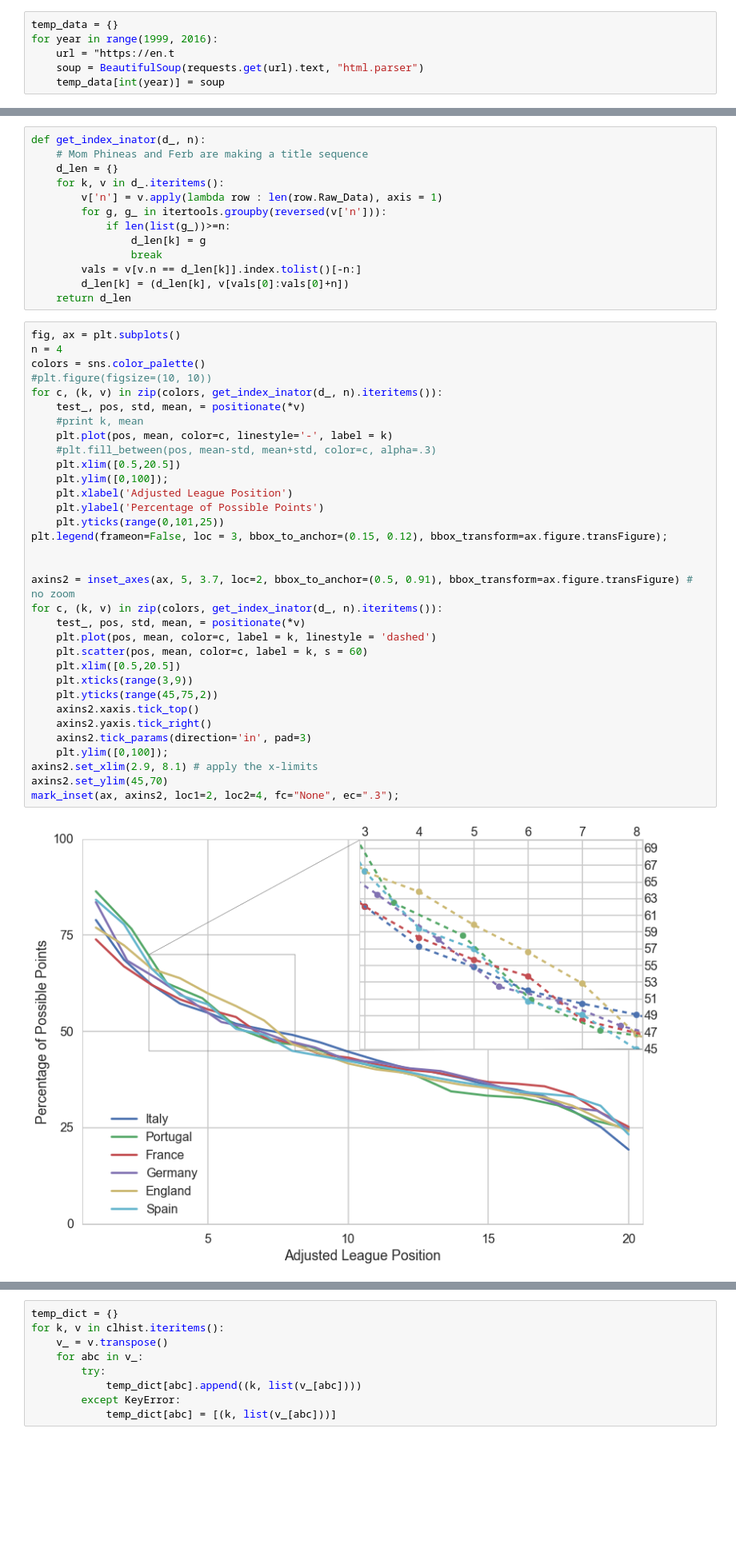
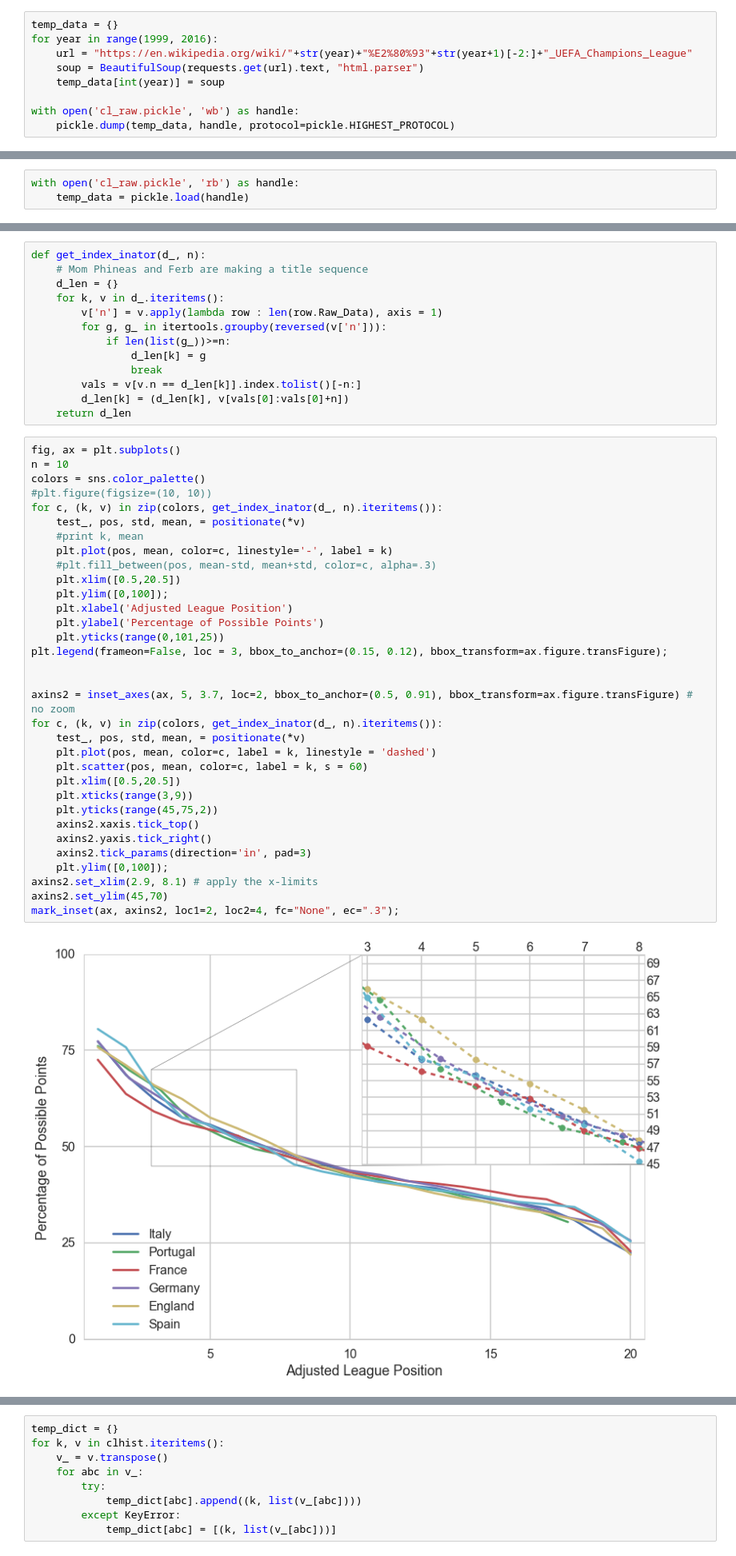
Before and after one commit to harvardsports/data, a Jupyter notebook: soccer-tables/EPL Parity Part 2.ipynb, the cells around one changed output, grey strips where cells are left out. Shown at 80% size. Cells and saved outputs as stored; diff of their text form; blank space fills up the shorter version.

```diff
--- a/soccer-tables/EPL Parity Part 2.ipynb
+++ b/soccer-tables/EPL Parity Part 2.ipynb
@@ -18,6 +23,9 @@ from collections import Counter
 # %%
 temp_data = {}
 for year in range(1999, 2016):
-    url = "https://en.t
+    url = "https://en.wikipedia.org/wiki/"+str(year)+"%E2%80%93"+str(year+1)[-2:]+"_UEFA_Champions_League"
     soup = BeautifulSoup(requests.get(url).text, "html.parser")
     temp_data[int(year)] = soup
+
+with open('cl_raw.pickle', 'wb') as handle:
+    pickle.dump(temp_data, handle, protocol=pickle.HIGHEST_PROTOCOL)
@@ -52,0 +32,3 @@ https://en.wikipedia.org/wiki/2015–16_UEFA_Champions_League
+# %%
+with open('cl_raw.pickle', 'rb') as handle:
+    temp_data = pickle.load(handle)
@@ -322,36 +300,36 @@ def get_index_inator(d_, n):
     return d_len
 # %%
 fig, ax = plt.subplots()
-n = 4
+n = 10
 colors = sns.color_palette()
 #plt.figure(figsize=(10, 10))
 for c, (k, v) in zip(colors, get_index_inator(d_, n).iteritems()):
     test_, pos, std, mean, = positionate(*v)
     #print k, mean
     plt.plot(pos, mean, color=c, linestyle='-', label = k)
     #plt.fill_between(pos, mean-std, mean+std, color=c, alpha=.3)
     plt.xlim([0.5,20.5])
     plt.ylim([0,100]);
     plt.xlabel('Adjusted League Position')
     plt.ylabel('Percentage of Possible Points')
     plt.yticks(range(0,101,25))
 plt.legend(frameon=False, loc = 3, bbox_to_anchor=(0.15, 0.12), bbox_transform=ax.figure.transFigure);
 
 
 axins2 = inset_axes(ax, 5, 3.7, loc=2, bbox_to_anchor=(0.5, 0.91), bbox_transform=ax.figure.transFigure) # no zoom
 for c, (k, v) in zip(colors, get_index_inator(d_, n).iteritems()):
     test_, pos, std, mean, = positionate(*v)
     plt.plot(pos, mean, color=c, label = k, linestyle = 'dashed')
     plt.scatter(pos, mean, color=c, label = k, s = 60)
     plt.xlim([0.5,20.5])
     plt.xticks(range(3,9))
     plt.yticks(range(45,75,2))
     axins2.xaxis.tick_top()
     axins2.yaxis.tick_right()
     axins2.tick_params(direction='in', pad=3)
     plt.ylim([0,100]);
 axins2.set_xlim(2.9, 8.1) # apply the x-limits
 axins2.set_ylim(45,70)
 mark_inset(ax, axins2, loc1=2, loc2=4, fc="None", ec=".3");
 # %% [output]
-[figure, old version]
+[figure, new version]
```
Also changed, not shown: parts of 50 cells of this notebook, 13 other files.
